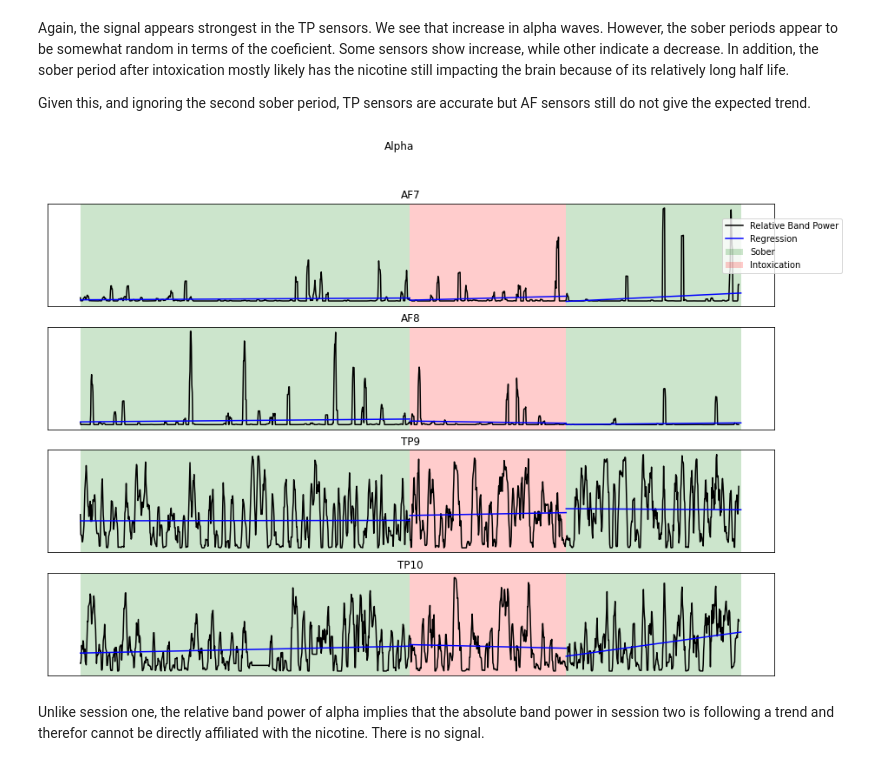
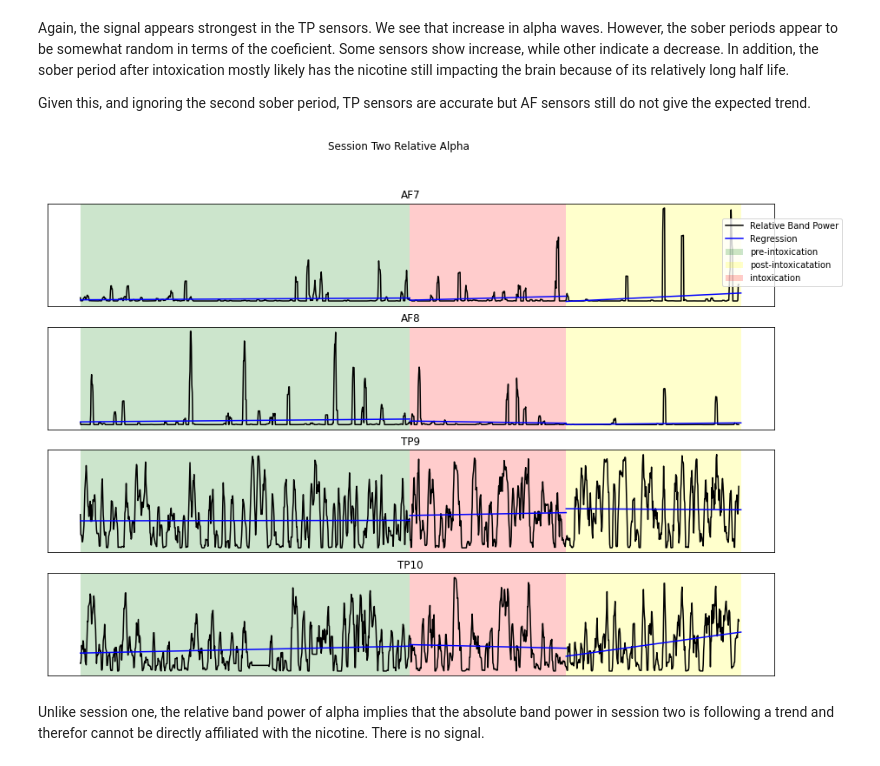
Before and after one commit to Nlin2/cogs189_project, a Jupyter notebook: src/Report.ipynb, the cells around one changed output. Saved outputs shown, nothing was run; the diff lists cells and outputs as text; code cells hidden in the pictures.

```diff
--- a/src/Report.ipynb
+++ b/src/Report.ipynb
@@ -320,0 +313,5 @@ plt.show()
+# %%
+periods = [("green", "pre-intoxication", sober1),
+          ("yellow", "post-intoxicatation", sober2),
+          ("red", "intoxication", intox1)]
+brainwave_abs_plot(ses2, "Session Two Absolute Alpha", periods)
@@ -323,35 +322,9 @@ Again, the signal appears strongest in the TP sensors. We see that increase in a
 
 Given this, and ignoring the second sober period, TP sensors are accurate but AF sensors still do not give the expected trend.
 # %%
-fig, ax = plt.subplots(4,1,figsize=(15,10))
-for i, sensor_names in enumerate([AF7, AF8, TP9, TP10]):
-    alpha = ses2[sensor_names].loc[:, f"Alpha_{sensors[i]}"] ** 10
-    nonalphas = (ses2[sensor_names] ** 10).sum(axis=1)
-    relative_alpha = alpha / nonalphas
-    vals = moving_avg(relative_alpha, BATCH)
-    ax[i].plot(vals, color=brainWaveC, label="Relative Band Power")
-    ax[i].set_yticks([])
-    ax[i].set_xticks([])
-    ax[i].set_title(sensors[i])
-
-    # Sobriety
-    ax[i].axvspan(sober1[0], sober1[1], facecolor=soberC, alpha=0.2, label="Sober")
-    # Intoxication
-    ax[i].axvspan(intox1[0], intox1[1], facecolor=intoxC, alpha=0.2, label="Intoxication")
-    ax[i].axvspan(sober2[0], sober2[1], facecolor=soberC, alpha=0.2,)
-
-    # Stepwise TimeSeries Linear Regression
-    x, y = get_regression(sober1, vals)
-    ax[i].plot(x, y, color=reg)
-    x, y = get_regression(intox1, vals)
-    ax[i].plot(x, y, color=reg, label="Regression")
-    x, y = get_regression(sober2, vals)
-    ax[i].plot(x,y, color=reg)
-plt.legend(bbox_to_anchor=(1.1,4.5))
-plt.suptitle("Alpha")
-plt.show()
+brainwave_rel_plot(ses2, "Session Two Relative Alpha", periods)
 # %% [output]
-[figure, old version]
+[figure, new version]
 # %% [markdown]
 Unlike session one, the relative band power of alpha implies that the absolute band power in session two is following a trend and therefor cannot be directly affiliated with the nicotine. There is no signal.
 # %% [markdown]
```
Also changed, not shown: parts of 40 cells of this notebook, 4 other files.
